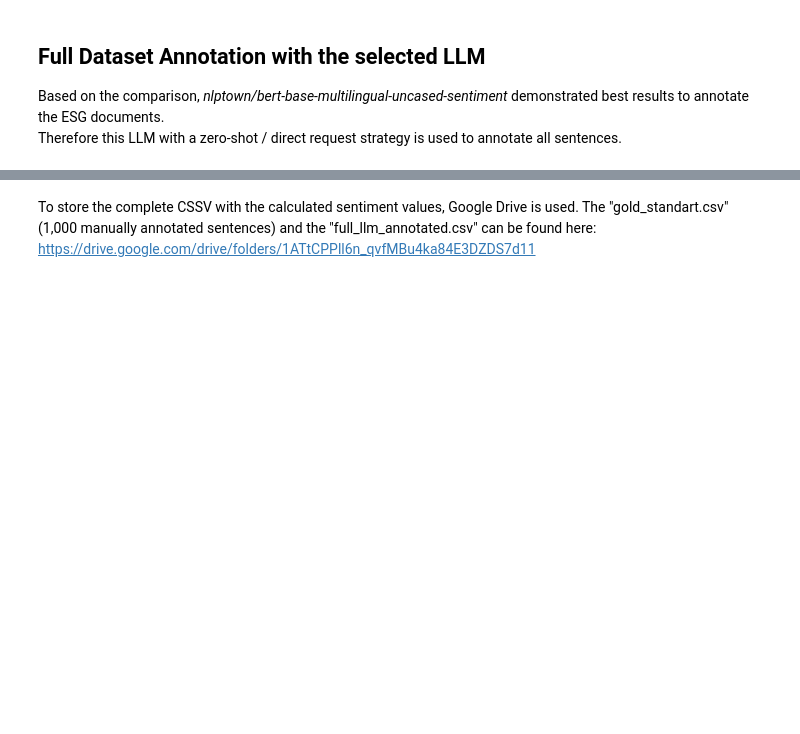
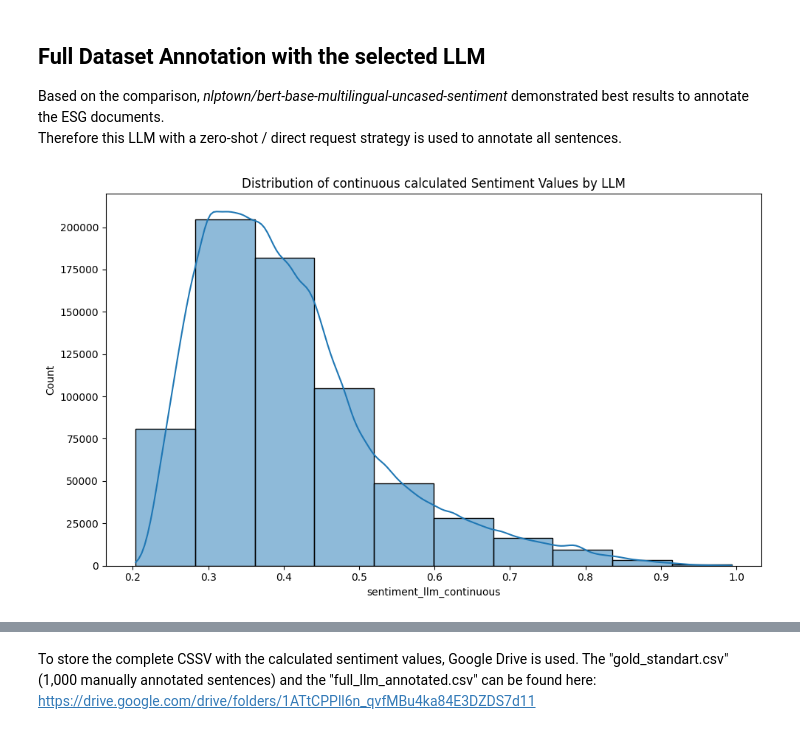
Before and after one commit to syX113/hslu-nlp, a Jupyter notebook: stage2/02-data-annotation.ipynb, the cells around one changed output, grey strips where cells are left out. Drawn from its saved outputs; the diff is of its cells as text; code cells hidden in the pictures; blank space fills up the shorter version.

```diff
--- a/stage2/02-data-annotation.ipynb
+++ b/stage2/02-data-annotation.ipynb
@@ -664,9 +664,11 @@ documents['sentiment_llm_continuous'] = scores
 # %%
 # Check the calculated sentiment values with a histogram
 plt.figure(figsize=(10,6))
 sns.histplot(documents['sentiment_llm_continuous'], bins=10, kde=True)
-plt.title('Distribution of calculated Sentiment Values by LLM')
+plt.title('Distribution of continuous calculated Sentiment Values by LLM')
 plt.tight_layout()
 plt.show()
+# %% [output]
+[figure, added]
 # %%
 # Transform the continuous sentiments to 0.0, 0.5 and 1.0
```
Also changed, not shown: parts of 2 cells of this notebook, 1 other file.
